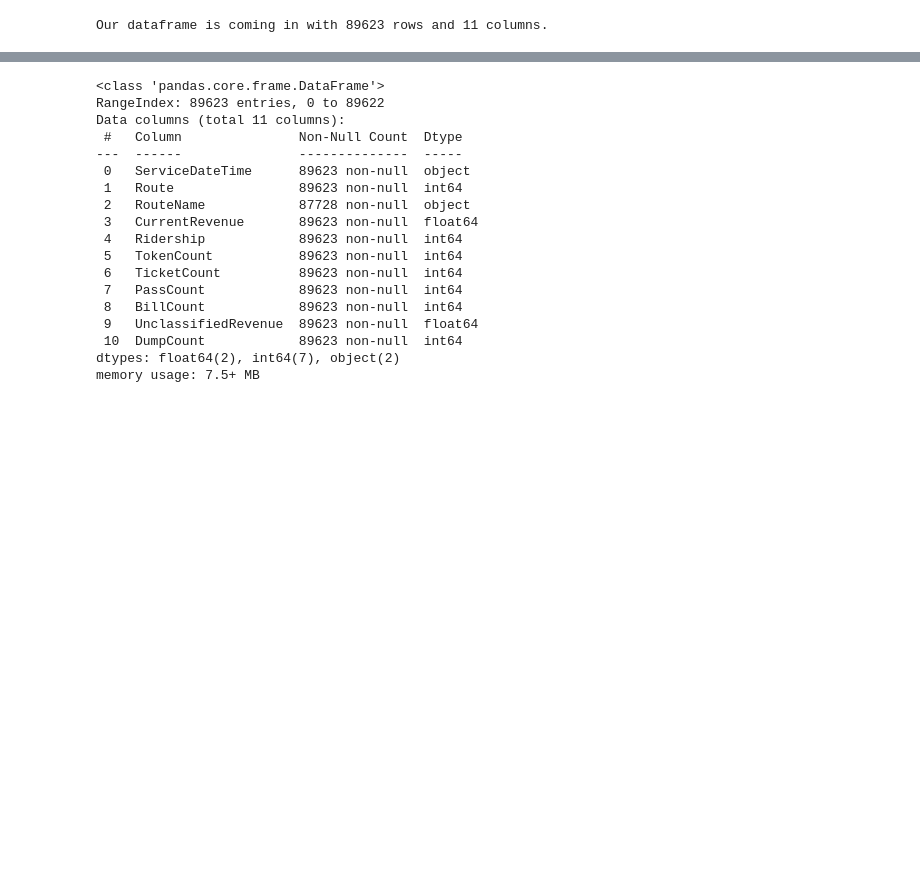
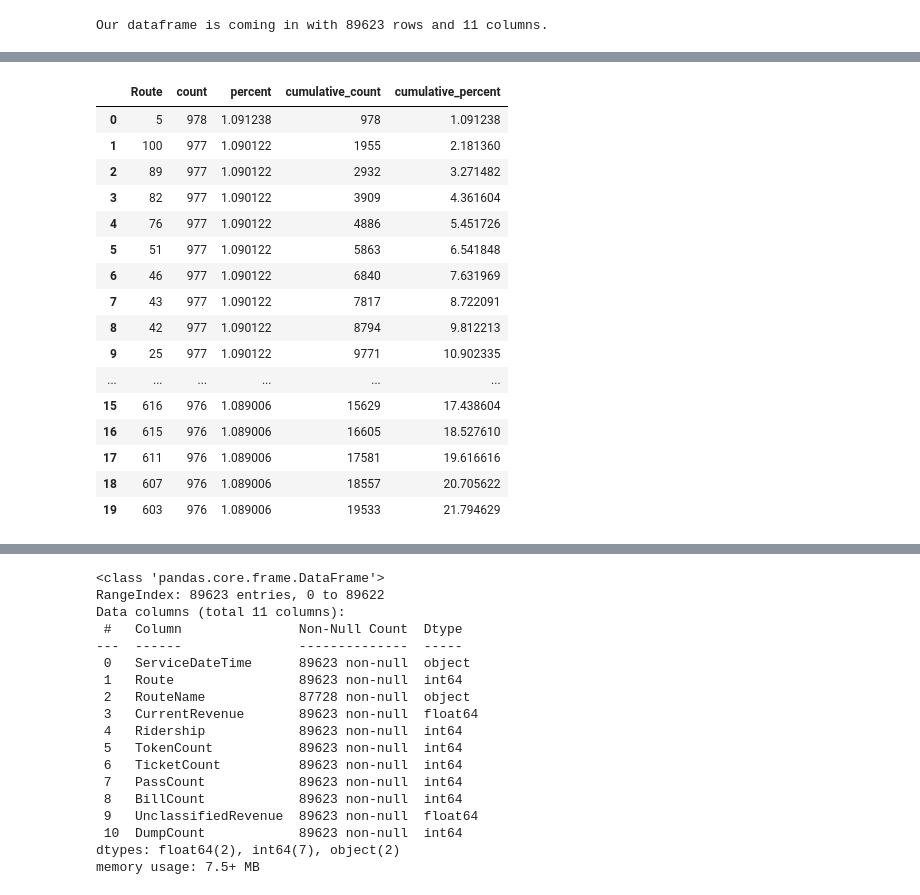
Before and after one commit to get-on-the-bus/via-project, a Jupyter notebook: faith/via_fare_box_first.ipynb, the cells around one changed output, grey strips where cells are left out. Saved outputs shown, nothing was run; the diff lists cells and outputs as text; code cells hidden in the pictures; blank space fills up the shorter version.

```diff
--- a/faith/via_fare_box_first.ipynb
+++ b/faith/via_fare_box_first.ipynb
@@ -45,0 +130,20 @@ Our dataframe is coming in with 89623 rows and 11 columns.
+# %%
+df.stb.freq(['Route']).head(20)
+# %% [output]
+|  | Route | count | percent | cumulative_count | cumulative_percent |
+| 0 | 5 | 978 | 1.091238 | 978 | 1.091238 |
+| 1 | 100 | 977 | 1.090122 | 1955 | 2.181360 |
+| 2 | 89 | 977 | 1.090122 | 2932 | 3.271482 |
+| 3 | 82 | 977 | 1.090122 | 3909 | 4.361604 |
+| 4 | 76 | 977 | 1.090122 | 4886 | 5.451726 |
+| 5 | 51 | 977 | 1.090122 | 5863 | 6.541848 |
+| 6 | 46 | 977 | 1.090122 | 6840 | 7.631969 |
+| 7 | 43 | 977 | 1.090122 | 7817 | 8.722091 |
+| 8 | 42 | 977 | 1.090122 | 8794 | 9.812213 |
+| 9 | 25 | 977 | 1.090122 | 9771 | 10.902335 |
+| ... | ... | ... | ... | ... | ... |
+| 15 | 616 | 976 | 1.089006 | 15629 | 17.438604 |
+| 16 | 615 | 976 | 1.089006 | 16605 | 18.527610 |
+| 17 | 611 | 976 | 1.089006 | 17581 | 19.616616 |
+| 18 | 607 | 976 | 1.089006 | 18557 | 20.705622 |
+| 19 | 603 | 976 | 1.089006 | 19533 | 21.794629 |
```
Also changed, not shown: parts of 17 cells of this notebook.
